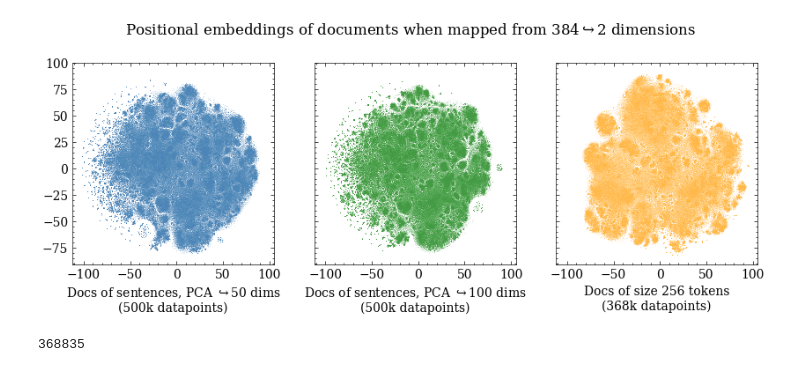
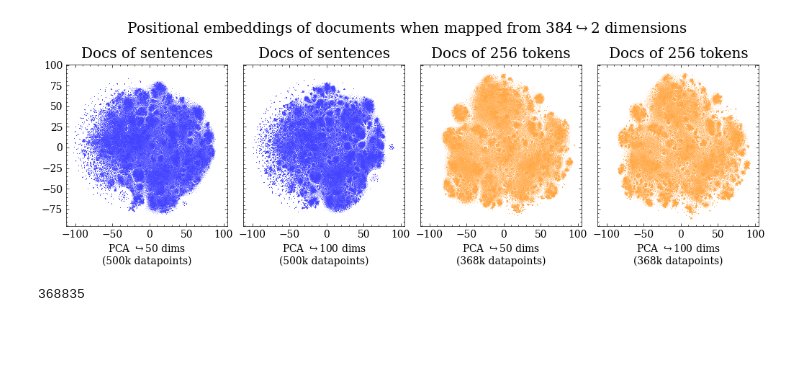
Before and after one commit to OskarMunck/Thesis, a Jupyter notebook: 3b.visualise_clusters.ipynb, the cells around one changed output. Saved outputs shown, nothing was run; the diff lists cells and outputs as text; code cells hidden in the pictures; blank space fills up the shorter version.

```diff
--- a/3b.visualise_clusters.ipynb
+++ b/3b.visualise_clusters.ipynb
@@ -16,0 +18,20 @@ modelling_tsne_data_words = np.load('word_tsne_dimred_embeddings.npy')
+# %%
+fig, axs = plt.subplots(2,2, figsize=(7,7), sharex=True, sharey=True)
+plt.suptitle('Positional embeddings of documents when mapped from $384 \hookrightarrow 2$ dimensions', horizontalalignment='center')
+
+sns.scatterplot(x = modelling_tsne_data_sentences50[:,0], y=modelling_tsne_data_sentences50[:,1], legend=False, s=0.05, ax=axs[0,0], color='blue')
+sns.scatterplot(x = modelling_tsne_data_sentences100[:,0], y=modelling_tsne_data_sentences100[:,1], legend=False, s=0.05, ax=axs[0,1], color='blue')
+sns.scatterplot(x = modelling_tsne_data_words50[:,0], y=modelling_tsne_data_words50[:,1], legend=False, s=0.05, ax=axs[1,0], color='darkorange')
+sns.scatterplot(x = modelling_tsne_data_words100[:,0], y=modelling_tsne_data_words100[:,1], legend=False, s=0.05, ax=axs[1,1], color='darkorange')
+axs[0,0].set_box_aspect(1)
+axs[0,1].set_box_aspect(1)
+axs[1,0].set_box_aspect(1)
+axs[1,1].set_box_aspect(1)
+plt.rcParams.update({'font.size': 8})  # decrease font size
+axs[0,0].set_title("Docs of sentences, PCA $\hookrightarrow 50$ dims\n(500k datapoints)")
+axs[0,1].set_title("Docs of sentences, PCA $\hookrightarrow 100$ dims\n(500k datapoints)")
+axs[1,0].set_title("Docs of 256 tokens, PCA $\hookrightarrow 50$ dims\n(368k datapoints)")
+axs[1,1].set_title("Docs of 256 tokens, PCA $\hookrightarrow 100$ dims\n(368k datapoints)")
+plt.rcParams.update({'font.size': 10})  # return to normal font size
+
+plt.show()
@@ -17,22 +40,32 @@ modelling_tsne_data_words = np.load('word_tsne_dimred_embeddings.npy')
 # %%
-fig, axs = plt.subplots(1,3, figsize=(8.5,3.5), sharex=True, sharey=True)
-fig.tight_layout()
-
+fig, axs = plt.subplots(1,4, figsize=(10, 3.5), sharex=True, sharey=True)
+plt.rcParams.update({'font.size': 12})  # increase font size
 plt.suptitle('Positional embeddings of documents when mapped from $384 \hookrightarrow 2$ dimensions')
 
-sns.scatterplot(x = modelling_tsne_data_sentences[:,0], y=modelling_tsne_data_sentences[:,1], legend=False, s=0.05, ax=axs[0])
-sns.scatterplot(x = modelling_tsne_data_sentences100[:,0], y=modelling_tsne_data_sentences100[:,1], legend=False, s=0.05, ax=axs[1], color='green')
-sns.scatterplot(x = modelling_tsne_data_words[:,0], y=modelling_tsne_data_words[:,1], legend=False, s=0.05, ax=axs[2], color='orange')
+fig.tight_layout(pad =0)
+
+sns.scatterplot(x = modelling_tsne_data_sentences50[:,0], y=modelling_tsne_data_sentences50[:,1], legend=False, s=0.05, ax=axs[0], color='blue')
+sns.scatterplot(x = modelling_tsne_data_sentences100[:,0], y=modelling_tsne_data_sentences100[:,1], legend=False, s=0.05, ax=axs[1], color='blue')
+sns.scatterplot(x = modelling_tsne_data_words50[:,0], y=modelling_tsne_data_words50[:,1], legend=False, s=0.05, ax=axs[2], color='darkorange')
+sns.scatterplot(x = modelling_tsne_data_words100[:,0], y=modelling_tsne_data_words100[:,1], legend=False, s=0.05, ax=axs[3], color='darkorange')
 axs[0].set_box_aspect(1)
 axs[1].set_box_aspect(1)
 axs[2].set_box_aspect(1)
-axs[0].set_xlabel("Docs of sentences, PCA $\hookrightarrow 50$ dims\n(500k datapoints)")
-axs[1].set_xlabel("Docs of sentences, PCA $\hookrightarrow 100$ dims\n(500k datapoints)")
-axs[2].set_xlabel("Docs of size 256 tokens\n(368k datapoints)")
+axs[3].set_box_aspect(1)
 
+axs[0].set_title("Docs of sentences")
+axs[1].set_title("Docs of sentences")
+axs[2].set_title("Docs of 256 tokens")
+axs[3].set_title("Docs of 256 tokens")
+
+axs[0].set_xlabel("PCA $\hookrightarrow 50$ dims\n(500k datapoints)")
+axs[1].set_xlabel("PCA $\hookrightarrow 100$ dims\n(500k datapoints)")
+axs[2].set_xlabel("PCA $\hookrightarrow 50$ dims\n(368k datapoints)")
+axs[3].set_xlabel("PCA $\hookrightarrow 100$ dims\n(368k datapoints)")
+plt.rcParams.update({'font.size': 10})  # decrease font size
 plt.show()
 # %% [output]
-[figure, old version]
+[figure, new version]
 # %%
 # Plot scatters with hdbscan hue
 with open('hdbscan_model.pkl', 'rb') as inp:
```
Also changed, not shown: parts of 2 cells of this notebook, 2 other files.
